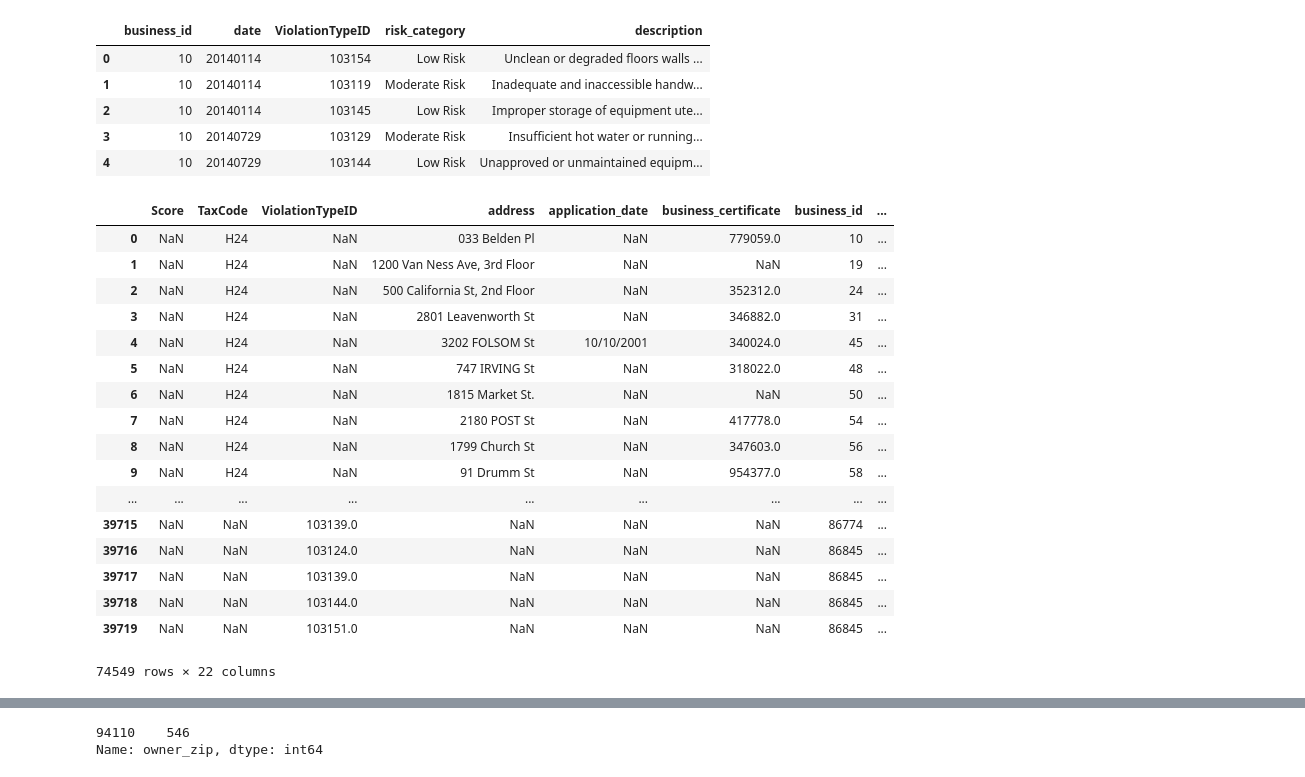
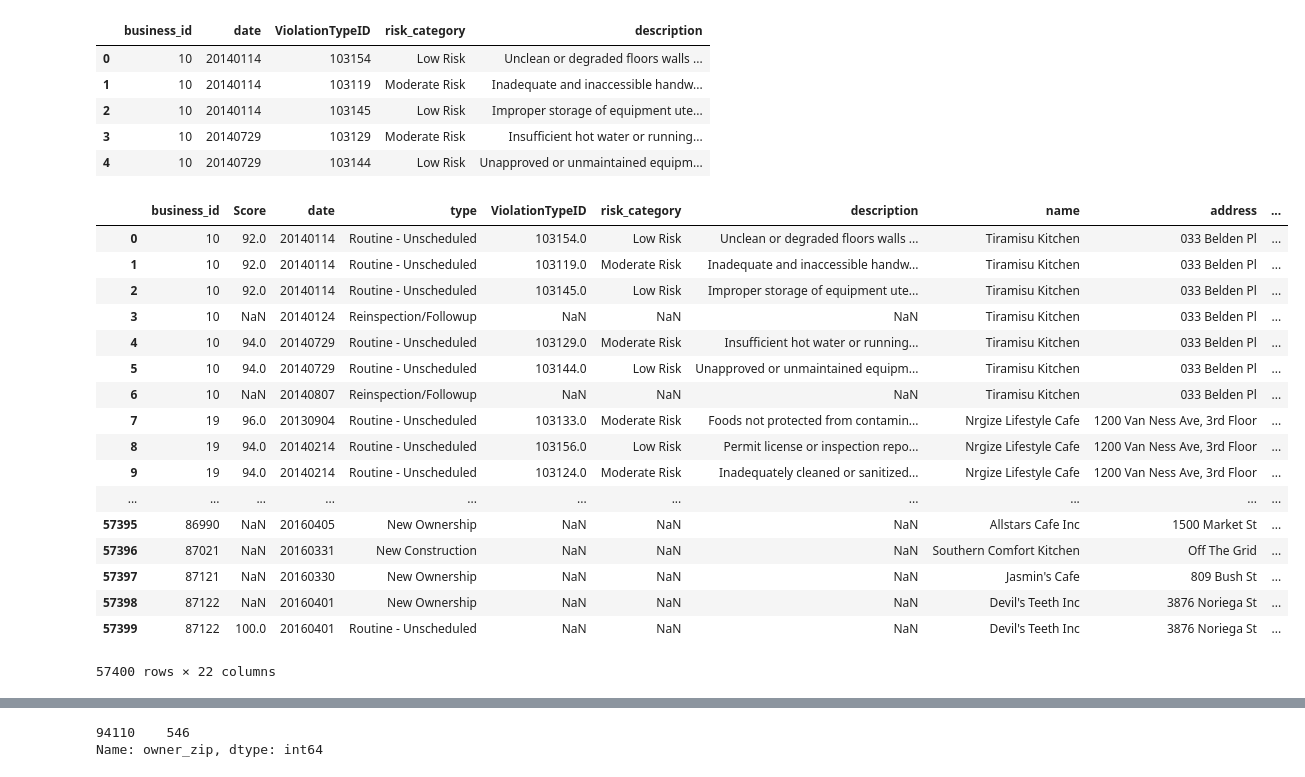
Before and after one commit to emelynchew91/sfdat22_work, a Jupyter notebook: hw1-Copy1.ipynb, the cells around one changed output, grey strips where cells are left out. Drawn from its saved outputs; the diff is of its cells as text; code cells hidden in the pictures.

```diff
--- a/hw1-Copy1.ipynb
+++ b/hw1-Copy1.ipynb
@@ -417,29 +456,43 @@ violations.head()
 # %%
 # 1 Combine the three dataframes into one data frame called restaurant_scores
 # Hint: http://pandas.pydata.org/pandas-docs/stable/merging.html
 
-frames = [businesses, inspections, violations]
-result = pd.concat(frames)
+#this just puts them all in the same row
+#frames = [businesses, inspections, violations]
+#result = pd.concat(frames)
+#result
+
+
+merge1 = pd.merge(inspections, violations, how='left', on=['date' , 'business_id'], left_on=None, right_on=None,
+      left_index=False, right_index=False, sort=True,
+      suffixes=('_x', '_y'), copy=True, indicator=False)
+
+result = pd.merge(merge1, businesses, how='left', on= 'business_id', left_on=None, right_on=None,
+      left_index=False, right_index=False, sort=True,
+      suffixes=('_x', '_y'), copy=True, indicator=False)
+
+
+
 result
 # %% [output]
-|  | Score | TaxCode | ViolationTypeID | address | application_date | business_certificate | business_id | ... |
-| 0 | NaN | H24 | NaN | 033 Belden Pl | NaN | 779059.0 | 10 | ... |
-| 1 | NaN | H24 | NaN | 1200 Van Ness Ave, 3rd Floor | NaN | NaN | 19 | ... |
-| 2 | NaN | H24 | NaN | 500 California St, 2nd Floor | NaN | 352312.0 | 24 | ... |
-| 3 | NaN | H24 | NaN | 2801 Leavenworth St | NaN | 346882.0 | 31 | ... |
-| 4 | NaN | H24 | NaN | 3202 FOLSOM St | 10/10/2001 | 340024.0 | 45 | ... |
-| 5 | NaN | H24 | NaN | 747 IRVING St | NaN | 318022.0 | 48 | ... |
-| 6 | NaN | H24 | NaN | 1815 Market St. | NaN | NaN | 50 | ... |
-| 7 | NaN | H24 | NaN | 2180 POST St | NaN | 417778.0 | 54 | ... |
-| 8 | NaN | H24 | NaN | 1799 Church St | NaN | 347603.0 | 56 | ... |
-| 9 | NaN | H24 | NaN | 91 Drumm St | NaN | 954377.0 | 58 | ... |
-| ... | ... | ... | ... | ... | ... | ... | ... | ... |
-| 39715 | NaN | NaN | 103139.0 | NaN | NaN | NaN | 86774 | ... |
-| 39716 | NaN | NaN | 103124.0 | NaN | NaN | NaN | 86845 | ... |
-| 39717 | NaN | NaN | 103139.0 | NaN | NaN | NaN | 86845 | ... |
-| 39718 | NaN | NaN | 103144.0 | NaN | NaN | NaN | 86845 | ... |
-| 39719 | NaN | NaN | 103151.0 | NaN | NaN | NaN | 86845 | ... |
+|  | business_id | Score | date | type | ViolationTypeID | risk_category | description | name | address | ... |
+| 0 | 10 | 92.0 | 20140114 | Routine - Unscheduled | 103154.0 | Low Risk | Unclean or degraded floors walls ... | Tiramisu Kitchen | 033 Belden Pl | ... |
+| 1 | 10 | 92.0 | 20140114 | Routine - Unscheduled | 103119.0 | Moderate Risk | Inadequate and inaccessible handw... | Tiramisu Kitchen | 033 Belden Pl | ... |
+| 2 | 10 | 92.0 | 20140114 | Routine - Unscheduled | 103145.0 | Low Risk | Improper storage of equipment ute... | Tiramisu Kitchen | 033 Belden Pl | ... |
+| 3 | 10 | NaN | 20140124 | Reinspection/Followup | NaN | NaN | NaN | Tiramisu Kitchen | 033 Belden Pl | ... |
+| 4 | 10 | 94.0 | 20140729 | Routine - Unscheduled | 103129.0 | Moderate Risk | Insufficient hot water or running... | Tiramisu Kitchen | 033 Belden Pl | ... |
+| 5 | 10 | 94.0 | 20140729 | Routine - Unscheduled | 103144.0 | Low Risk | Unapproved or unmaintained equipm... | Tiramisu Kitchen | 033 Belden Pl | ... |
+| 6 | 10 | NaN | 20140807 | Reinspection/Followup | NaN | NaN | NaN | Tiramisu Kitchen | 033 Belden Pl | ... |
+| 7 | 19 | 96.0 | 20130904 | Routine - Unscheduled | 103133.0 | Moderate Risk | Foods not protected from contamin... | Nrgize Lifestyle Cafe | 1200 Van Ness Ave, 3rd Floor | ... |
+| 8 | 19 | 94.0 | 20140214 | Routine - Unscheduled | 103156.0 | Low Risk | Permit license or inspection repo... | Nrgize Lifestyle Cafe | 1200 Van Ness Ave, 3rd Floor | ... |
+| 9 | 19 | 94.0 | 20140214 | Routine - Unscheduled | 103124.0 | Moderate Risk | Inadequately cleaned or sanitized... | Nrgize Lifestyle Cafe | 1200 Van Ness Ave, 3rd Floor | ... |
+| ... | ... | ... | ... | ... | ... | ... | ... | ... | ... | ... |
+| 57395 | 86990 | NaN | 20160405 | New Ownership | NaN | NaN | NaN | Allstars Cafe Inc | 1500 Market St | ... |
+| 57396 | 87021 | NaN | 20160331 | New Construction | NaN | NaN | NaN | Southern Comfort Kitchen | Off The Grid | ... |
+| 57397 | 87121 | NaN | 20160330 | New Ownership | NaN | NaN | NaN | Jasmin's Cafe | 809 Bush St | ... |
+| 57398 | 87122 | NaN | 20160401 | New Ownership | NaN | NaN | NaN | Devil's Teeth Inc | 3876 Noriega St | ... |
+| 57399 | 87122 | 100.0 | 20160401 | Routine - Unscheduled | NaN | NaN | NaN | Devil's Teeth Inc | 3876 Noriega St | ... |
-74549 rows × 22 columns
+57400 rows × 22 columns
 # %%
 # 2 Which ten business have had the most inspections?
 
```
Also changed, not shown: parts of 8 cells of this notebook.
